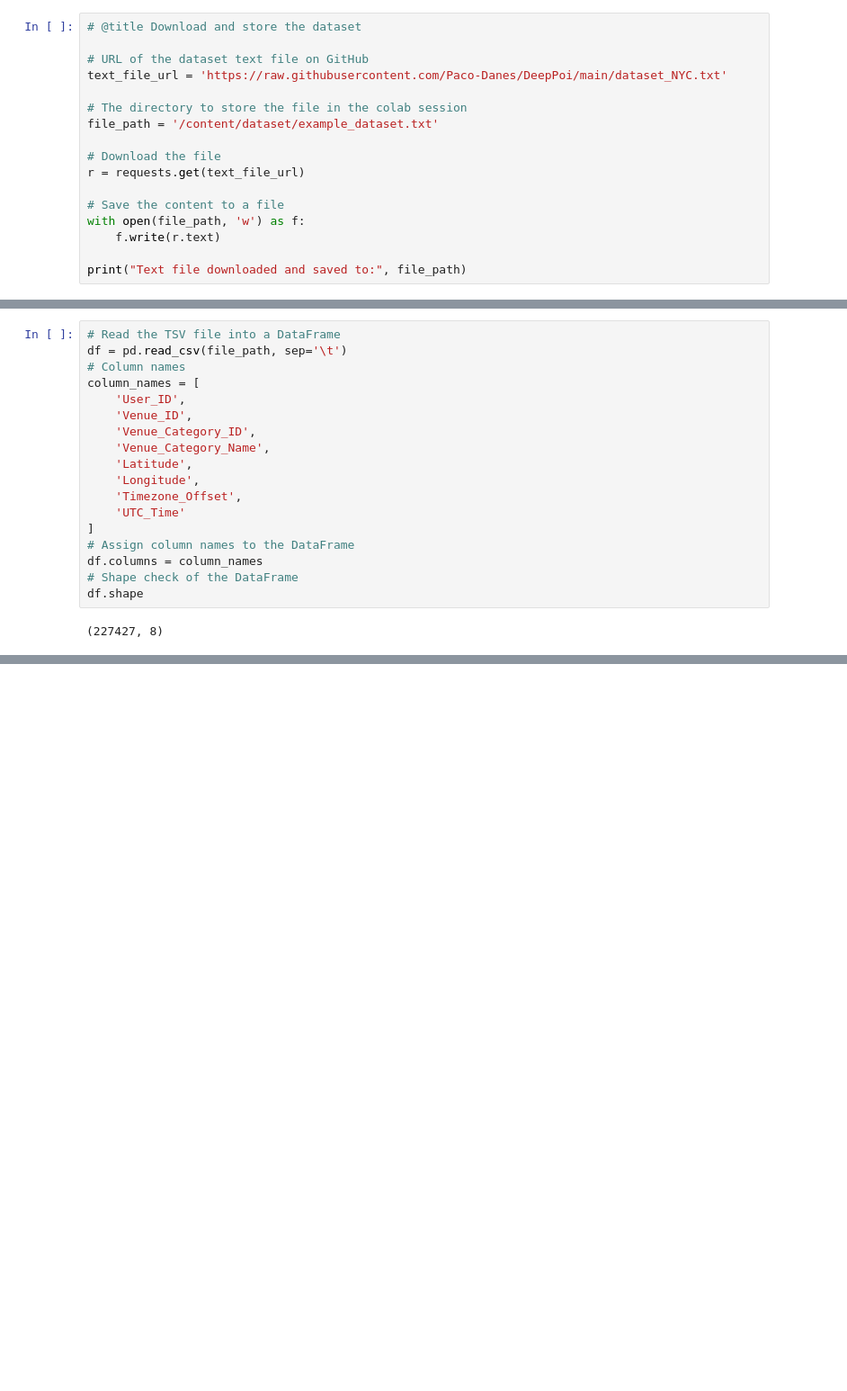
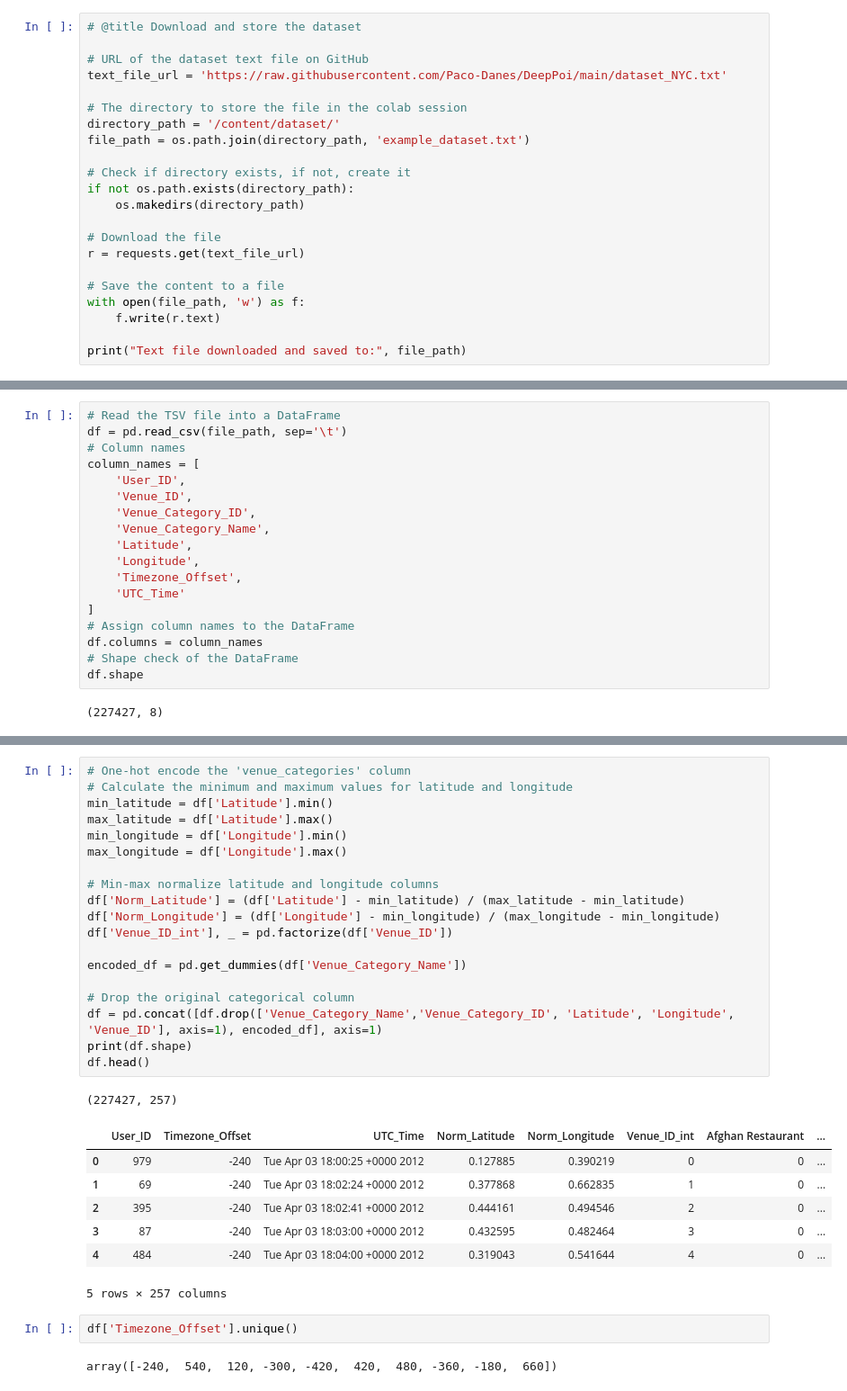
Before and after one commit to Paco-Danes/DeepPoi, a Jupyter notebook: proj.ipynb, the cells around one changed output, grey strips where cells are left out. Shown at 90% size. Drawn from its saved outputs; the diff is of its cells as text; blank space fills up the shorter version.

```diff
--- a/proj.ipynb
+++ b/proj.ipynb
@@ -8,7 +29,12 @@ import pandas as pd
 text_file_url = 'https://raw.githubusercontent.com/Paco-Danes/DeepPoi/main/dataset_NYC.txt'
 
 # The directory to store the file in the colab session
-file_path = '/content/dataset/example_dataset.txt'
+directory_path = '/content/dataset/'
+file_path = os.path.join(directory_path, 'example_dataset.txt')
+
+# Check if directory exists, if not, create it
+if not os.path.exists(directory_path):
+    os.makedirs(directory_path)
 
 # Download the file
 r = requests.get(text_file_url)
@@ -131,0 +78,32 @@ plt.show()
+# %%
+# One-hot encode the 'venue_categories' column
+# Calculate the minimum and maximum values for latitude and longitude
+min_latitude = df['Latitude'].min()
+max_latitude = df['Latitude'].max()
+min_longitude = df['Longitude'].min()
+max_longitude = df['Longitude'].max()
+
+# Min-max normalize latitude and longitude columns
+df['Norm_Latitude'] = (df['Latitude'] - min_latitude) / (max_latitude - min_latitude)
+df['Norm_Longitude'] = (df['Longitude'] - min_longitude) / (max_longitude - min_longitude)
+df['Venue_ID_int'], _ = pd.factorize(df['Venue_ID'])
+
+encoded_df = pd.get_dummies(df['Venue_Category_Name'])
+
+# Drop the original categorical column
+df = pd.concat([df.drop(['Venue_Category_Name','Venue_Category_ID', 'Latitude', 'Longitude', 'Venue_ID'], axis=1), encoded_df], axis=1)
+print(df.shape)
+df.head()
+# %% [output]
+(227427, 257)
+|  | User_ID | Timezone_Offset | UTC_Time | Norm_Latitude | Norm_Longitude | Venue_ID_int | Afghan Restaurant | ... |
+| 0 | 979 | -240 | Tue Apr 03 18:00:25 +0000 2012 | 0.127885 | 0.390219 | 0 | 0 | ... |
+| 1 | 69 | -240 | Tue Apr 03 18:02:24 +0000 2012 | 0.377868 | 0.662835 | 1 | 0 | ... |
+| 2 | 395 | -240 | Tue Apr 03 18:02:41 +0000 2012 | 0.444161 | 0.494546 | 2 | 0 | ... |
+| 3 | 87 | -240 | Tue Apr 03 18:03:00 +0000 2012 | 0.432595 | 0.482464 | 3 | 0 | ... |
+| 4 | 484 | -240 | Tue Apr 03 18:04:00 +0000 2012 | 0.319043 | 0.541644 | 4 | 0 | ... |
+5 rows × 257 columns
+# %%
+df['Timezone_Offset'].unique()
+# %% [output]
+array([-240,  540,  120, -300, -420,  420,  480, -360, -180,  660])
```
Also changed, not shown: parts of 5 cells of this notebook.
